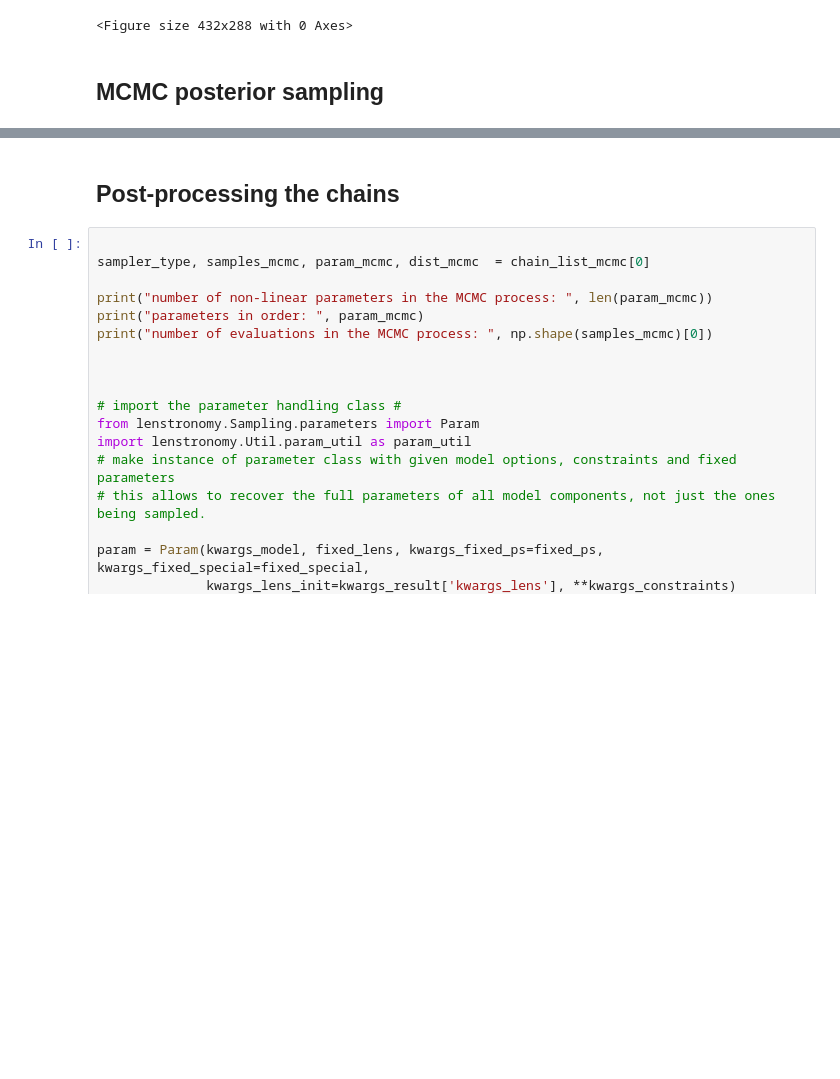
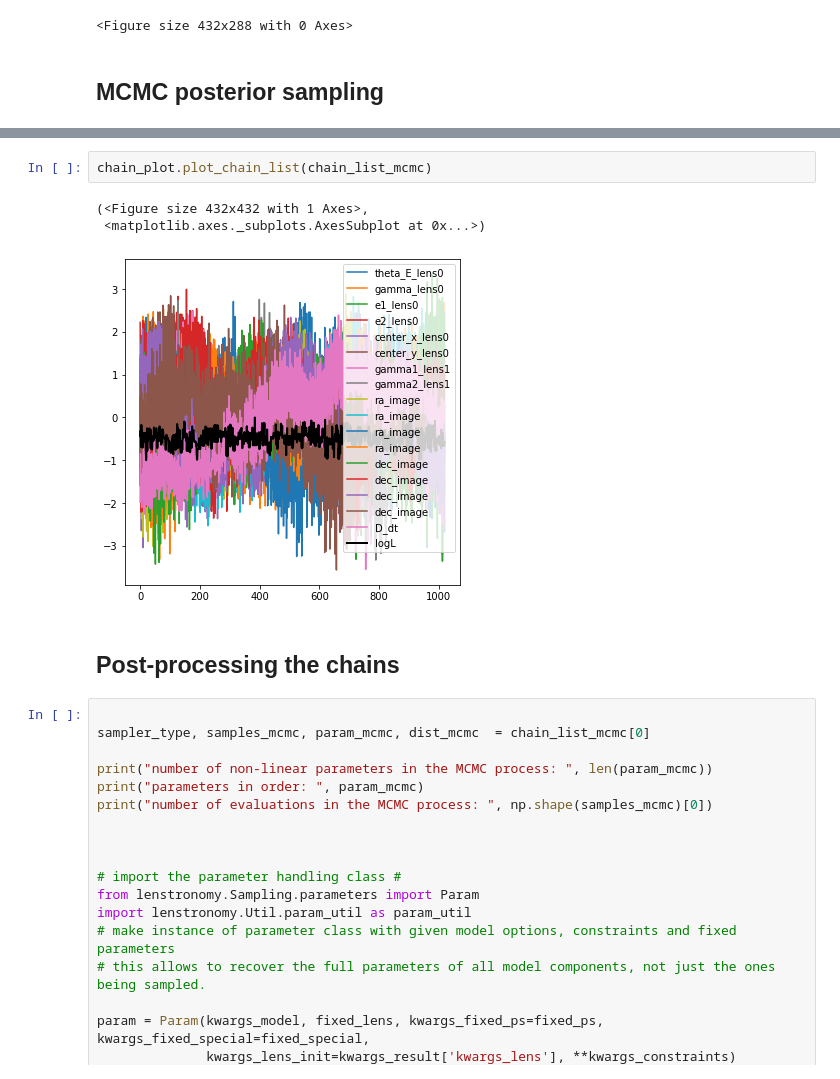
Before and after one commit to lenstronomy/lenstronomy-tutorials, a Jupyter notebook: lenstronomy_extensions/Notebooks/catalogue modelling.ipynb, the cells around one changed output, grey strips where cells are left out. Cells and saved outputs as stored; diff of their text form; blank space fills up the shorter version.

```diff
--- a/lenstronomy_extensions/Notebooks/catalogue modelling.ipynb
+++ b/lenstronomy_extensions/Notebooks/catalogue modelling.ipynb
@@ -375,3 +396,9 @@ Sampling iterations: 600
+# %%
+chain_plot.plot_chain_list(chain_list_mcmc)
+# %% [output]
+(<Figure size 432x432 with 1 Axes>,
+ <matplotlib.axes._subplots.AxesSubplot at 0x...>)
+[figure, added]
 # %% [markdown]
 ## Post-processing the chains
 # %%
```
Also changed, not shown: parts of 16 cells of this notebook, 16 other files.
